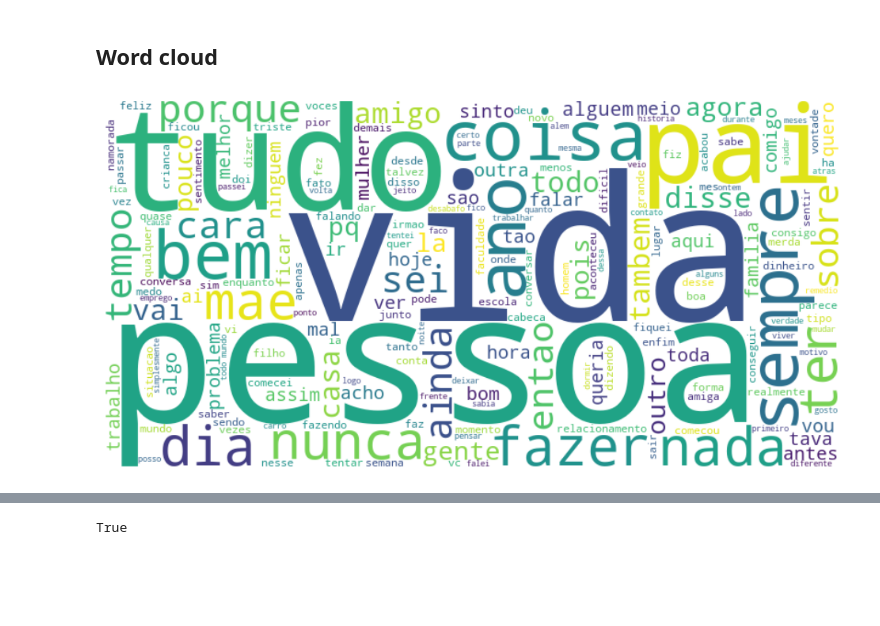
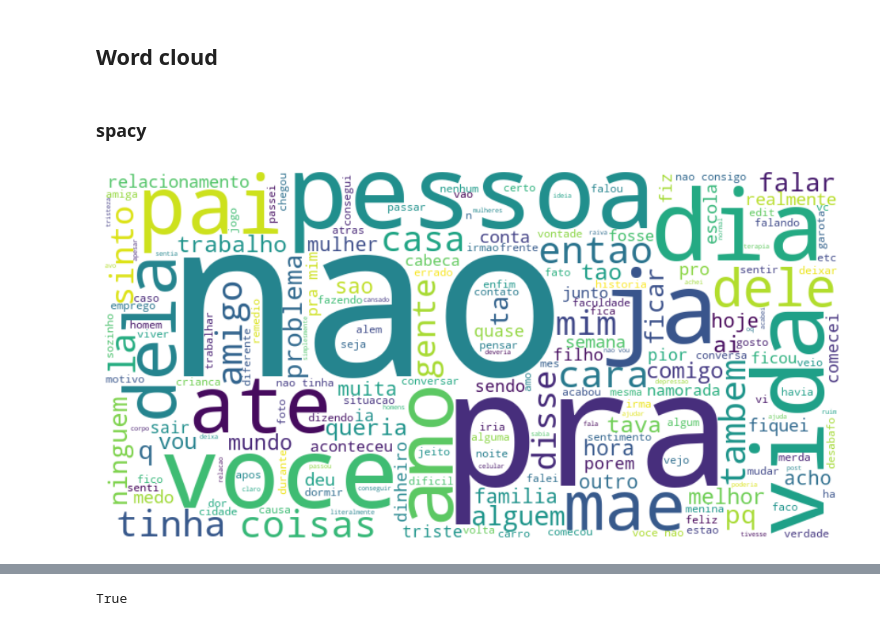
Before and after one commit to Nico-lly/depressao_reddit, a Jupyter notebook: Análise exploratória.ipynb, the cells around one changed output, grey strips where cells are left out. Cells and saved outputs as stored; diff of their text form; code cells hidden in the pictures; blank space fills up the shorter version.

```diff
--- a/Análise exploratória.ipynb
+++ b/Análise exploratória.ipynb
@@ -71,0 +98,8 @@ memory usage: 102.4+ KB
+# %%
+search_value = 1
+word_frequency_dict = count_words(df_depressed['full_text'])
+dict_by_values = get_key_value_by_value(word_frequency_dict, search_value)
+
+low_frequency_words = list(dict_by_values.keys())
+# %%
+stop_words_spacy.append(low_frequency_words)
@@ -71,0 +129,3 @@ memory usage: 102.4+ KB
+# %%
+text = ' '.join(word_frequency_dict.keys())
+doc = nlp(text)
@@ -99,9 +142,14 @@ word_frequency_dict = wordcloud.process_text(text = clean_text)
+# %% [markdown]
+### spacy
+# %%
+clean_words = [word for text in df_depressed['full_text'] for word in text if word not in stop_words_spacy]
+clean_corpus = ' '.join(clean_words)
 # %%
-wordcloud = WordCloud(width=800, height=400, background_color='white', random_state = 2).generate(clean_text)
+wordcloud = WordCloud(width=800, height=400, background_color='white').generate(clean_corpus)
 
 plt.figure(figsize=(12, 8))
 plt.imshow(wordcloud, interpolation='bilinear')
 plt.axis("off")
 plt.show()
 # %% [output]
-[figure, old version]
+[figure, new version]
```
Also changed, not shown: parts of 14 cells of this notebook.
